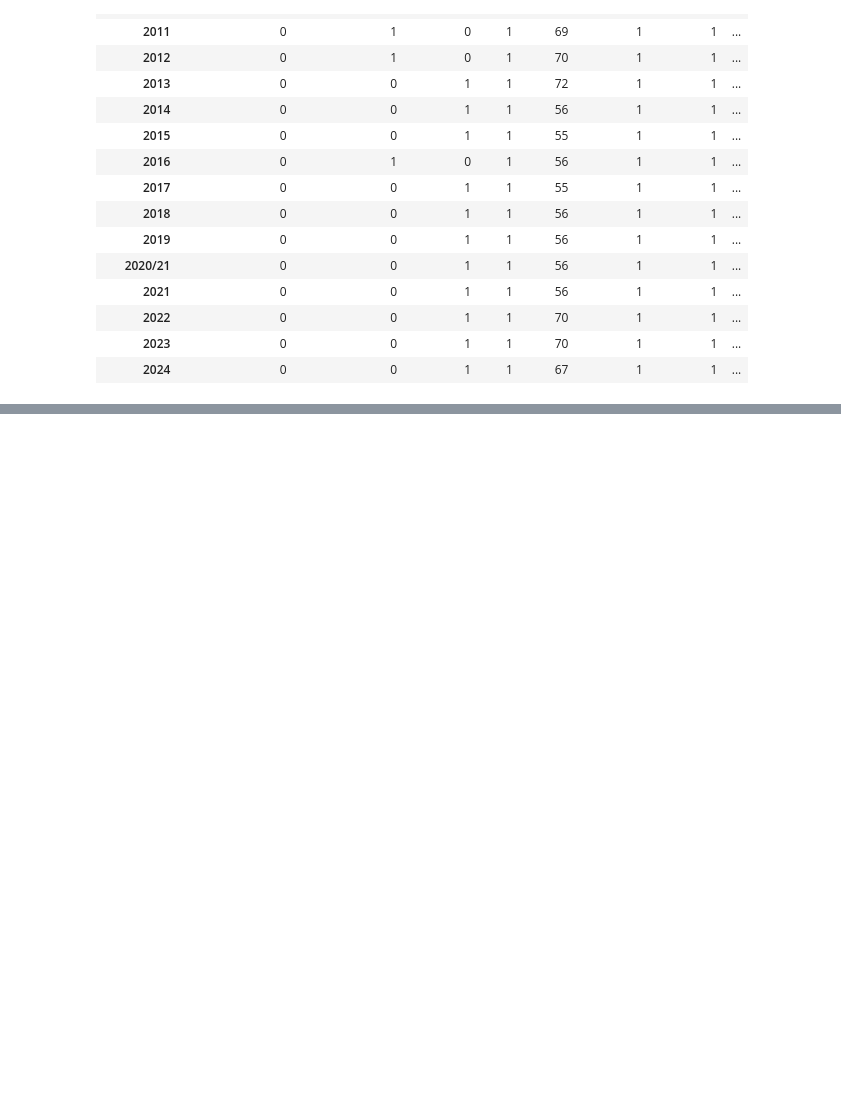
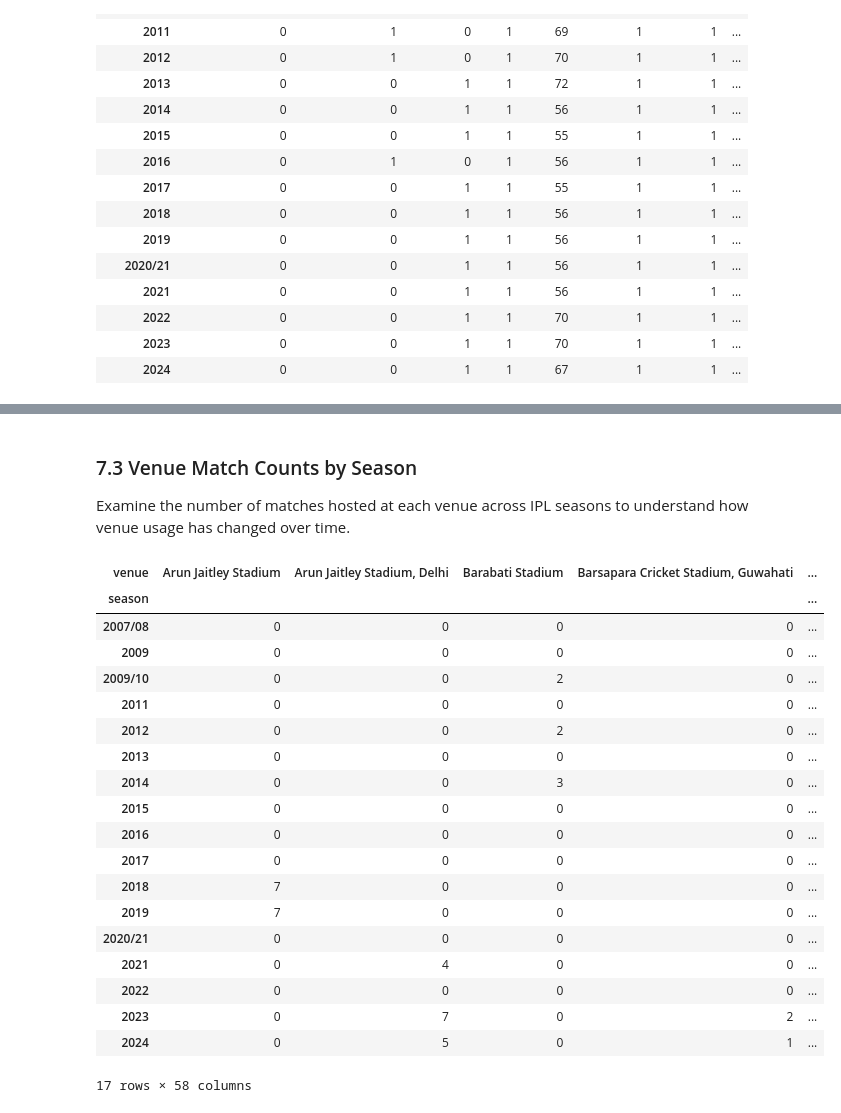
Before and after one commit to khalil-Gardiwal/ipl-data-analysis, a Jupyter notebook: notebooks/ipl-analysis.ipynb, the cells around one changed output, grey strips where cells are left out. Saved outputs shown, nothing was run; the diff lists cells and outputs as text; code cells hidden in the pictures; blank space fills up the shorter version.

Commit message:
Complete venue and location analysis

```diff
--- a/notebooks/ipl-analysis.ipynb
+++ b/notebooks/ipl-analysis.ipynb
@@ -1158,0 +1211,32 @@ match_type_by_season
+# %% [markdown]
+### 7.3 Venue Match Counts by Season
+
+Examine the number of matches hosted at each venue across IPL seasons to understand how venue usage has changed over time.
+# %%
+venue_by_season = (
+  matches.groupby(["season", "venue"]).size()
+    .unstack(fill_value=0)
+)
+
+venue_by_season
+# %% [output]
+| venue | Arun Jaitley Stadium | Arun Jaitley Stadium, Delhi | Barabati Stadium | Barsapara Cricket Stadium, Guwahati | ... |
+| season |  |  |  |  | ... |
+| 2007/08 | 0 | 0 | 0 | 0 | ... |
+| 2009 | 0 | 0 | 0 | 0 | ... |
+| 2009/10 | 0 | 0 | 2 | 0 | ... |
+| 2011 | 0 | 0 | 0 | 0 | ... |
+| 2012 | 0 | 0 | 2 | 0 | ... |
+| 2013 | 0 | 0 | 0 | 0 | ... |
+| 2014 | 0 | 0 | 3 | 0 | ... |
+| 2015 | 0 | 0 | 0 | 0 | ... |
+| 2016 | 0 | 0 | 0 | 0 | ... |
+| 2017 | 0 | 0 | 0 | 0 | ... |
+| 2018 | 7 | 0 | 0 | 0 | ... |
+| 2019 | 7 | 0 | 0 | 0 | ... |
+| 2020/21 | 0 | 0 | 0 | 0 | ... |
+| 2021 | 0 | 4 | 0 | 0 | ... |
+| 2022 | 0 | 0 | 0 | 0 | ... |
+| 2023 | 0 | 7 | 0 | 2 | ... |
+| 2024 | 0 | 5 | 0 | 1 | ... |
+17 rows × 58 columns
```
Also changed, not shown: parts of 16 cells of this notebook.
